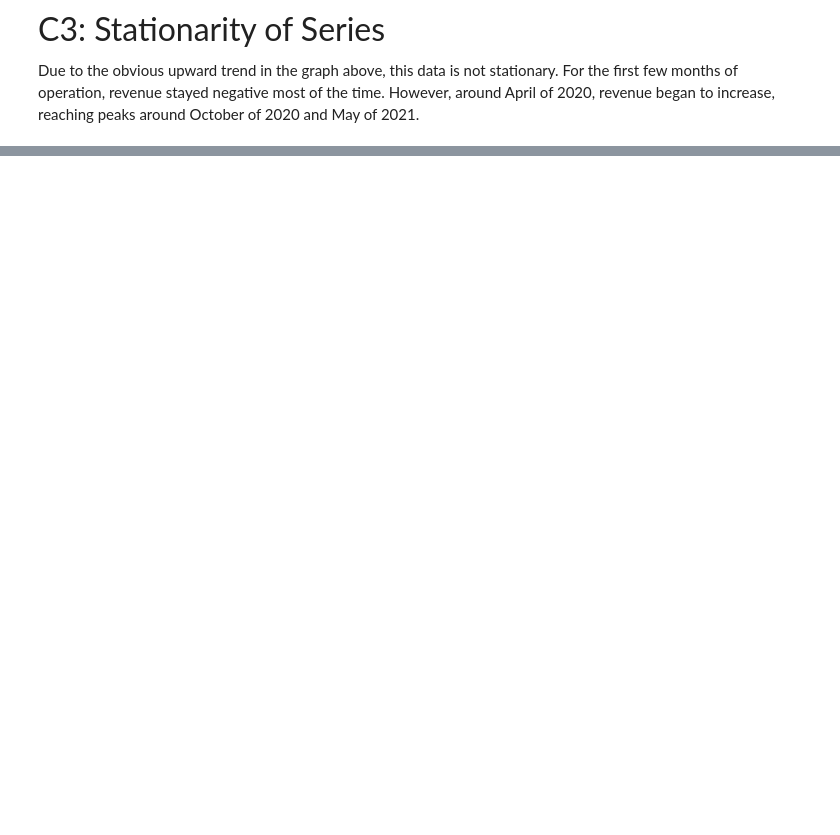
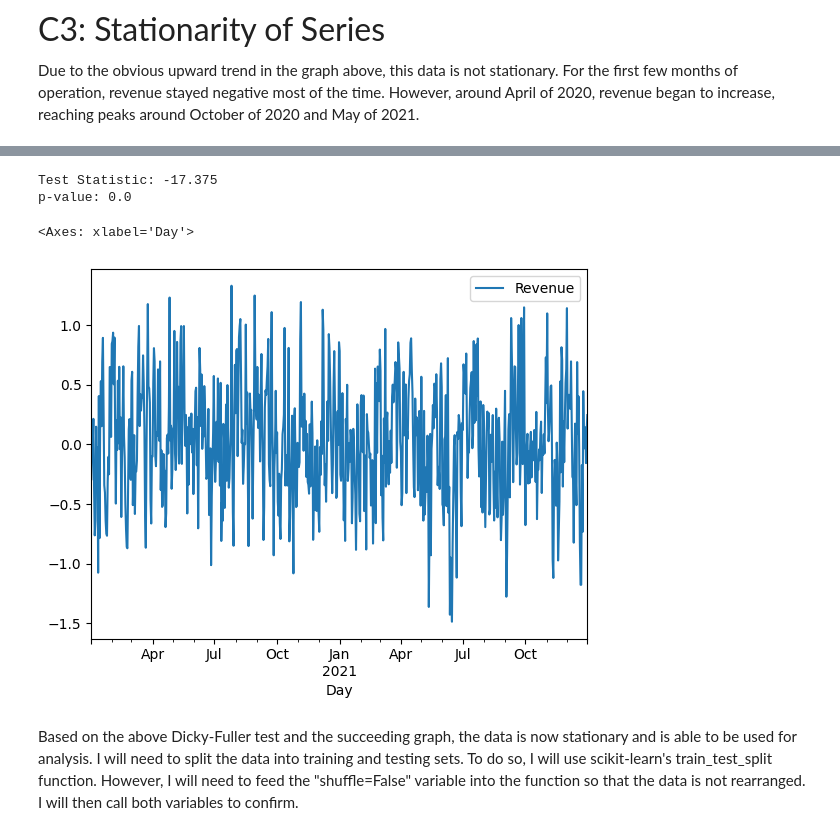
Before and after one commit to CGRowe96/WGU_MSDA, a Jupyter notebook: Untitled-1.ipynb, the cells around one changed output, grey strips where cells are left out. Saved outputs shown, nothing was run; the diff lists cells and outputs as text; code cells hidden in the pictures; blank space fills up the shorter version.

```diff
--- a/Untitled-1.ipynb
+++ b/Untitled-1.ipynb
@@ -107,0 +132,12 @@ Due to the obvious upward trend in the graph above, this data is not stationary.
+# %%
+med_df_diff = med_df.diff().dropna()
+fuller_test = adfuller(med_df_diff.Revenue)
+print(f"Test Statistic: {round(fuller_test[0], 3)}\np-value: {round(fuller_test[1], 3)}")
+med_df_diff.plot()
+# %% [output]
+Test Statistic: -17.375
+p-value: 0.0
+<Axes: xlabel='Day'>
+[figure, added]
+# %% [markdown]
+Based on the above Dicky-Fuller test and the succeeding graph, the data is now stationary and is able to be used for analysis. I will need to split the data into training and testing sets. To do so, I will use scikit-learn's train_test_split function. However, I will need to feed the "shuffle=False" variable into the function so that the data is not rearranged. I will then call both variables to confirm.
```
Also changed, not shown: parts of 34 cells of this notebook.
